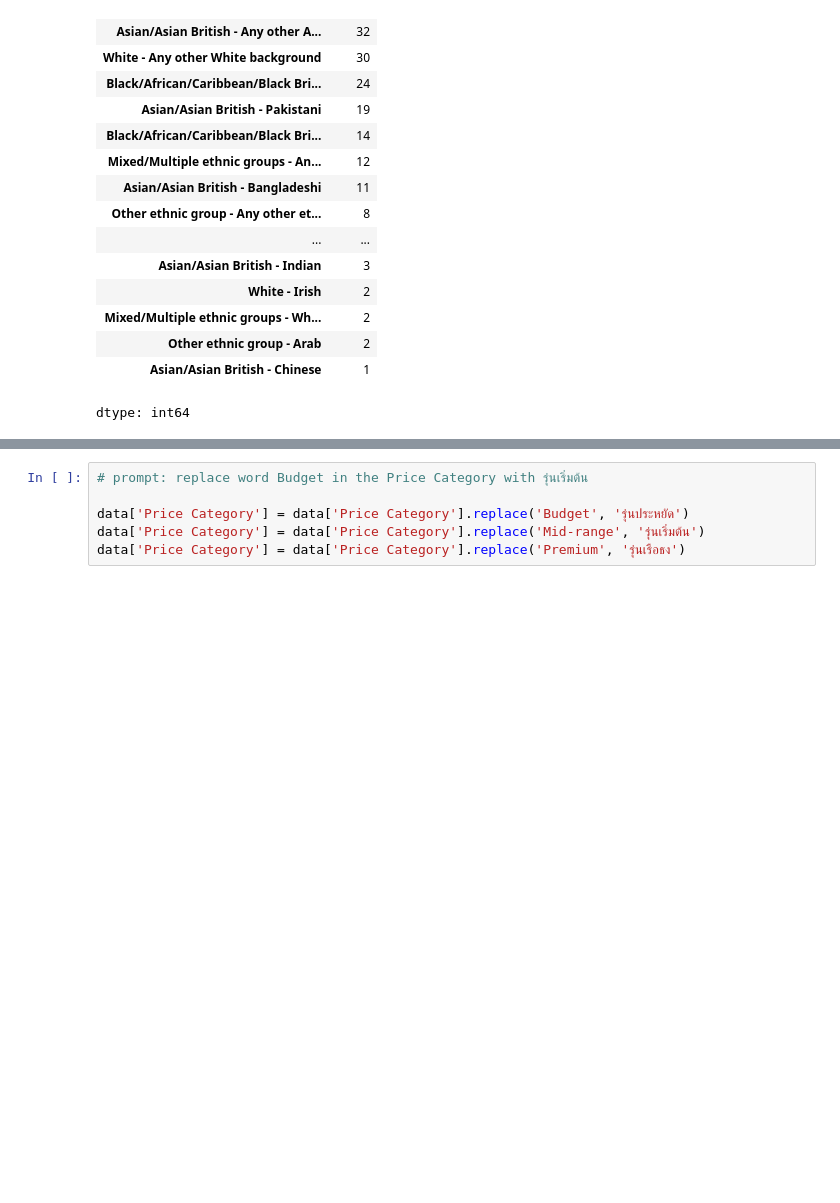
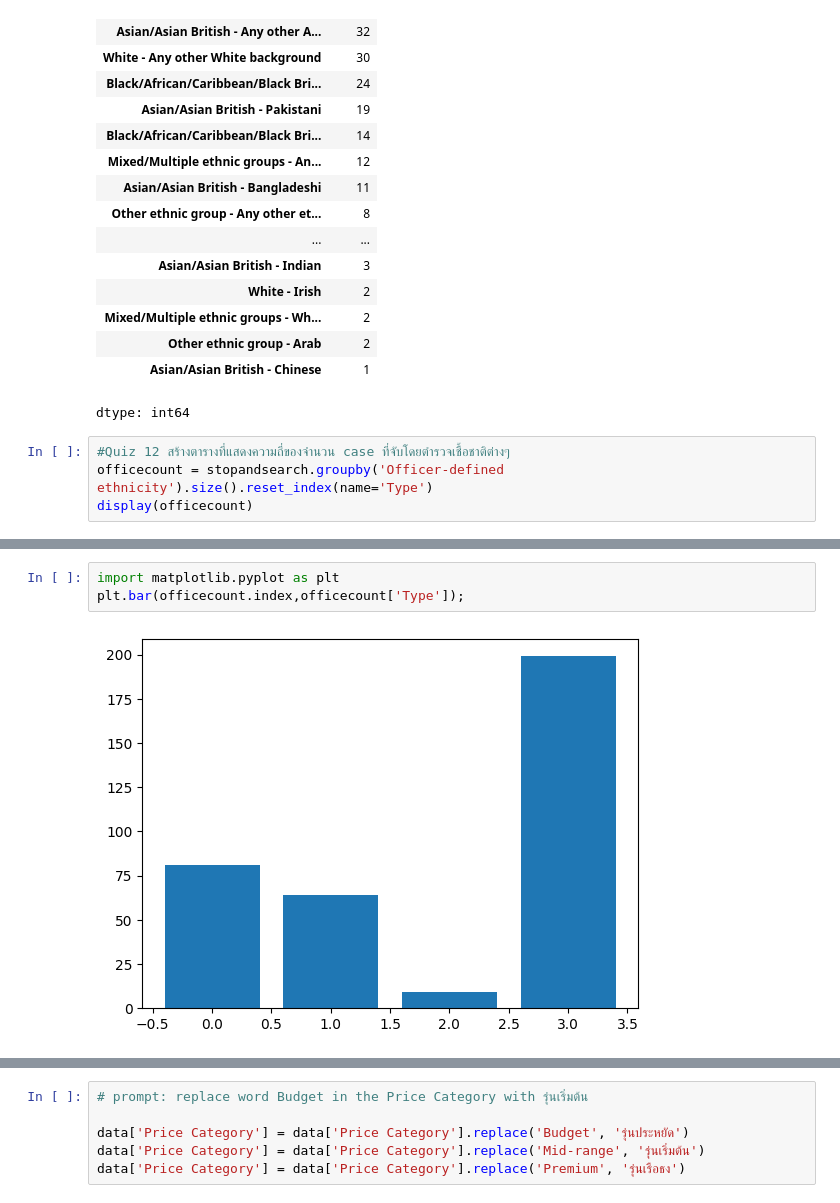
Before and after one commit to Ellizence01/dataviz2025, a Jupyter notebook: Copy_of_Visualize_Data_Comparison_2025.ipynb, the cells around one changed output, grey strips where cells are left out. Saved outputs shown, nothing was run; the diff lists cells and outputs as text; blank space fills up the shorter version.

```diff
--- a/Copy_of_Visualize_Data_Comparison_2025.ipynb
+++ b/Copy_of_Visualize_Data_Comparison_2025.ipynb
@@ -45,3 +45,7 @@ display(ethnicity_counts)
 | Other ethnic group - Arab | 2 |
 | Asian/Asian British - Chinese | 1 |
 dtype: int64
+# %%
+#Quiz 12 สร้างตารางที่แสดงความถี่ของจำนวน case ที่จับโดยตำรวจเชื้อชาติต่างๆ
+officecount = stopandsearch.groupby('Officer-defined ethnicity').size().reset_index(name='Type')
+display(officecount)
@@ -47,0 +69,5 @@ dtype: int64
+# %%
+import matplotlib.pyplot as plt
+plt.bar(officecount.index,officecount['Type']);
+# %% [output]
+[figure, added]
```
Also changed, not shown: parts of 9 cells of this notebook.
